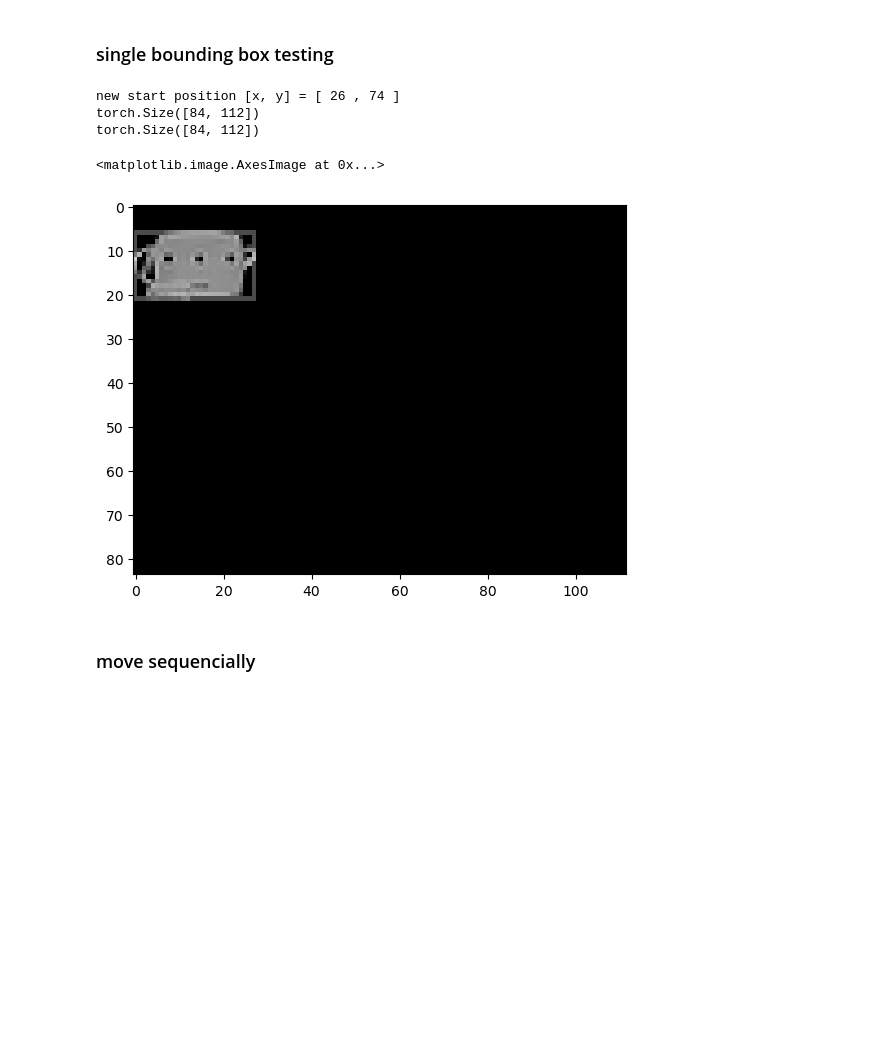
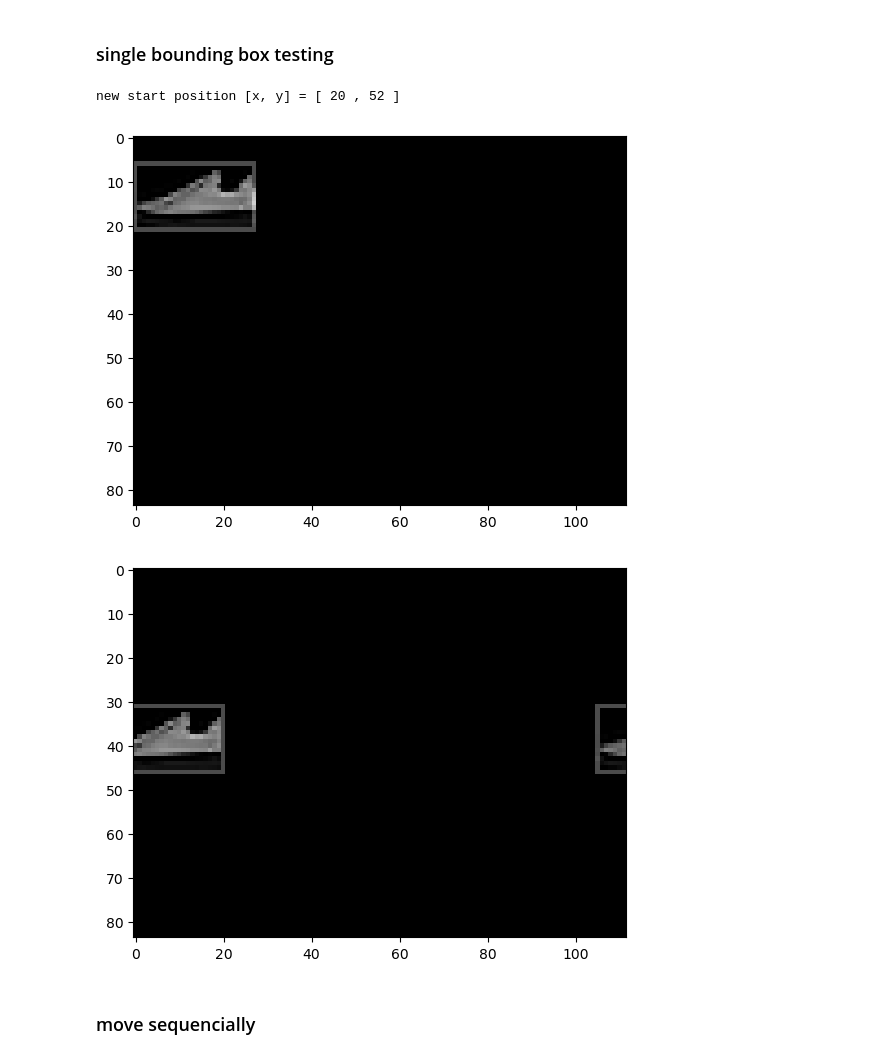
Before and after one commit to ShaoKAi100812/BB_prediction, a Jupyter notebook: testing.ipynb, the cells around one changed output. Drawn from its saved outputs; the diff is of its cells as text; code cells hidden in the pictures; blank space fills up the shorter version.

```diff
--- a/testing.ipynb
+++ b/testing.ipynb
@@ -260,49 +269,41 @@ new start position [x, y] = [ 14 , 72 ]
 # %%
 import torch
 import matplotlib.pyplot as plt
 from matplotlib.pyplot import pause
 from random import randint
 from copy import deepcopy
 
-def box(col, row, box_x, box_y):    # position + length / width (visualization usage)
-    view = torch.zeros([28*3, 28*4], dtype=torch.float32)
-    # set the box
-    view[row-box_y:row+1, col-box_x] = 1
-    view[row-box_y:row+1, col] = 1
-    view[row-box_y, col-box_x:col+1] = 1
-    view[row, col-box_x:col+1] = 1
-    return view
-
 rand_x = randint(14, 27)
 rand_y = randint(27, 28*3-1)
 print("new start position [x, y] = [", rand_x,",", rand_y, "]")
 
 rand_start = deepcopy(aug_sample)
-box_origin = box(27, 21, 27, 15)    # array for visualization
-print(box_origin.size())
-print(rand_start.size())
+box_origin = box(27, 21, 27, 15)    # array for visualization, the only manual input part
+box_sample = deepcopy(box_origin)
 
 plt.imshow(rand_start, cmap='gray')
 plt.imshow(box_origin, cmap='gray', alpha=0.3)
+pause(0.1)
 
-# TO BE DONE, random move with bounding box
+# initial movement
+for i in range(28):
+    for j in range(28):
+        rand_start[rand_y-i][rand_x-j] = rand_start[27-i][27-j]
+        box_origin[rand_y-i][rand_x-j] = box_origin[27-i][27-j]
 
-# # initial movement
-# for i in range(28):
-#     for j in range(28):
-#         rand_start[rand_y-i][rand_x-j] = rand_start[27-i][27-j]
+# clean other part
+rand_start[:rand_y-28+1, :] = 0
+rand_start[:, rand_x:rand_x+28] = 0
+box_origin[:rand_y-28, :] = 0       # 1-pixel cleaning region difference
+box_origin[:, rand_x+1:rand_x+28+1] = 0
 
-# # clean other part
-# rand_start[:rand_y-28+1, :] = 0
-# rand_start[:, rand_x:rand_x+28] = 0
-
-# plt.imshow(rand_start, cmap='gray')
+plt.imshow(rand_start, cmap='gray')
+plt.imshow(box_origin, cmap='gray', alpha=0.3)
+pause(0.1)
 # %% [output]
-new start position [x, y] = [ 26 , 74 ]
-torch.Size([84, 112])
-torch.Size([84, 112])
+new start position [x, y] = [ 20 , 52 ]
-<matplotlib.image.AxesImage at 0x...>
-[figure, old version]
+[figure, new version]
+[figure, added]
 # %% [markdown]
 ### move sequencially
 # %%
```
Also changed, not shown: parts of 12 cells of this notebook, 2 other files.
